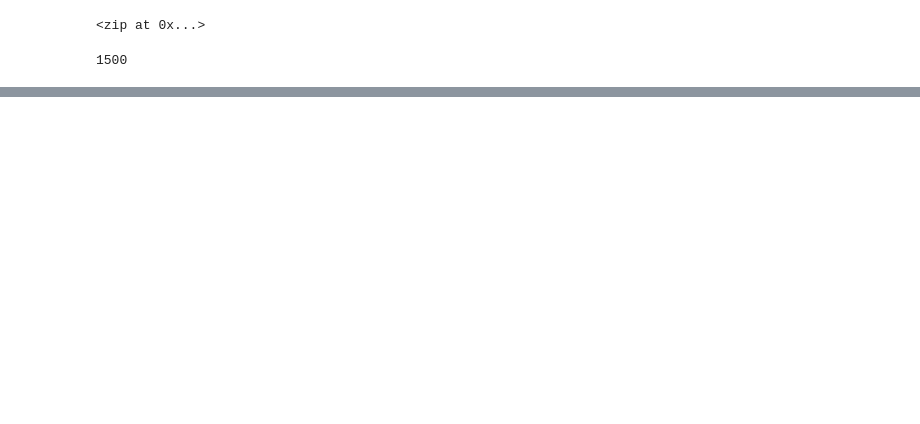
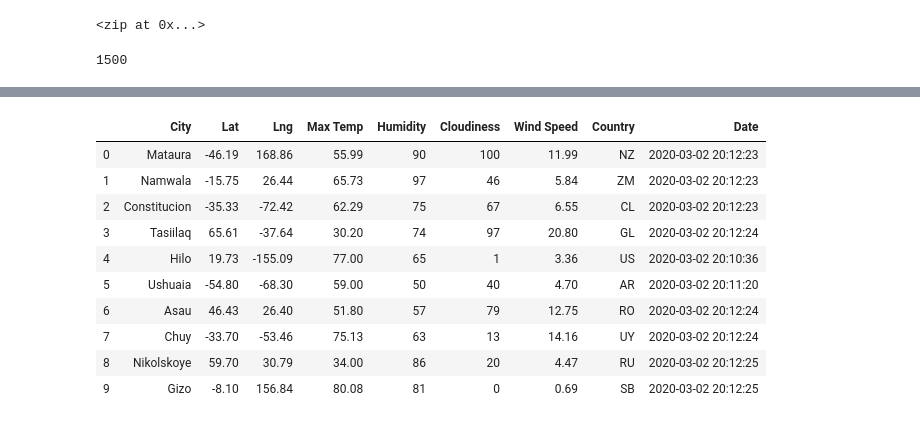
Before and after one commit to ShruthiRamu/World_Weather_Analysis, a Jupyter notebook: WeatherPy.ipynb, the cells around one changed output, grey strips where cells are left out. Cells and saved outputs as stored; diff of their text form; code cells hidden in the pictures; blank space fills up the shorter version.

Commit message:
Adding cities dataframe

```diff
--- a/WeatherPy.ipynb
+++ b/WeatherPy.ipynb
@@ -29,0 +39,4 @@ len(cities)
+# %%
+# Starting URL for Weather Map API Call.
+url = "http://api.openweathermap.org/data/2.5/weather?units=Imperial&APPID=" + weather_api_key
+print(url)
@@ -29,0 +126,16 @@ len(cities)
+# %%
+# Convert the array of dictionaries to a Pandas DataFrame.
+city_data_df = pd.DataFrame(city_data)
+city_data_df.head(10)
+# %% [output]
+|  | City | Lat | Lng | Max Temp | Humidity | Cloudiness | Wind Speed | Country | Date |
+| 0 | Mataura | -46.19 | 168.86 | 55.99 | 90 | 100 | 11.99 | NZ | 2020-03-02 20:12:23 |
+| 1 | Namwala | -15.75 | 26.44 | 65.73 | 97 | 46 | 5.84 | ZM | 2020-03-02 20:12:23 |
+| 2 | Constitucion | -35.33 | -72.42 | 62.29 | 75 | 67 | 6.55 | CL | 2020-03-02 20:12:23 |
+| 3 | Tasiilaq | 65.61 | -37.64 | 30.20 | 74 | 97 | 20.80 | GL | 2020-03-02 20:12:24 |
+| 4 | Hilo | 19.73 | -155.09 | 77.00 | 65 | 1 | 3.36 | US | 2020-03-02 20:10:36 |
+| 5 | Ushuaia | -54.80 | -68.30 | 59.00 | 50 | 40 | 4.70 | AR | 2020-03-02 20:11:20 |
+| 6 | Asau | 46.43 | 26.40 | 51.80 | 57 | 79 | 12.75 | RO | 2020-03-02 20:12:24 |
+| 7 | Chuy | -33.70 | -53.46 | 75.13 | 63 | 13 | 14.16 | UY | 2020-03-02 20:12:24 |
+| 8 | Nikolskoye | 59.70 | 30.79 | 34.00 | 86 | 20 | 4.47 | RU | 2020-03-02 20:12:25 |
+| 9 | Gizo | -8.10 | 156.84 | 80.08 | 81 | 0 | 0.69 | SB | 2020-03-02 20:12:25 |
```
Also changed, not shown: parts of 5 cells of this notebook, 3 other files.
